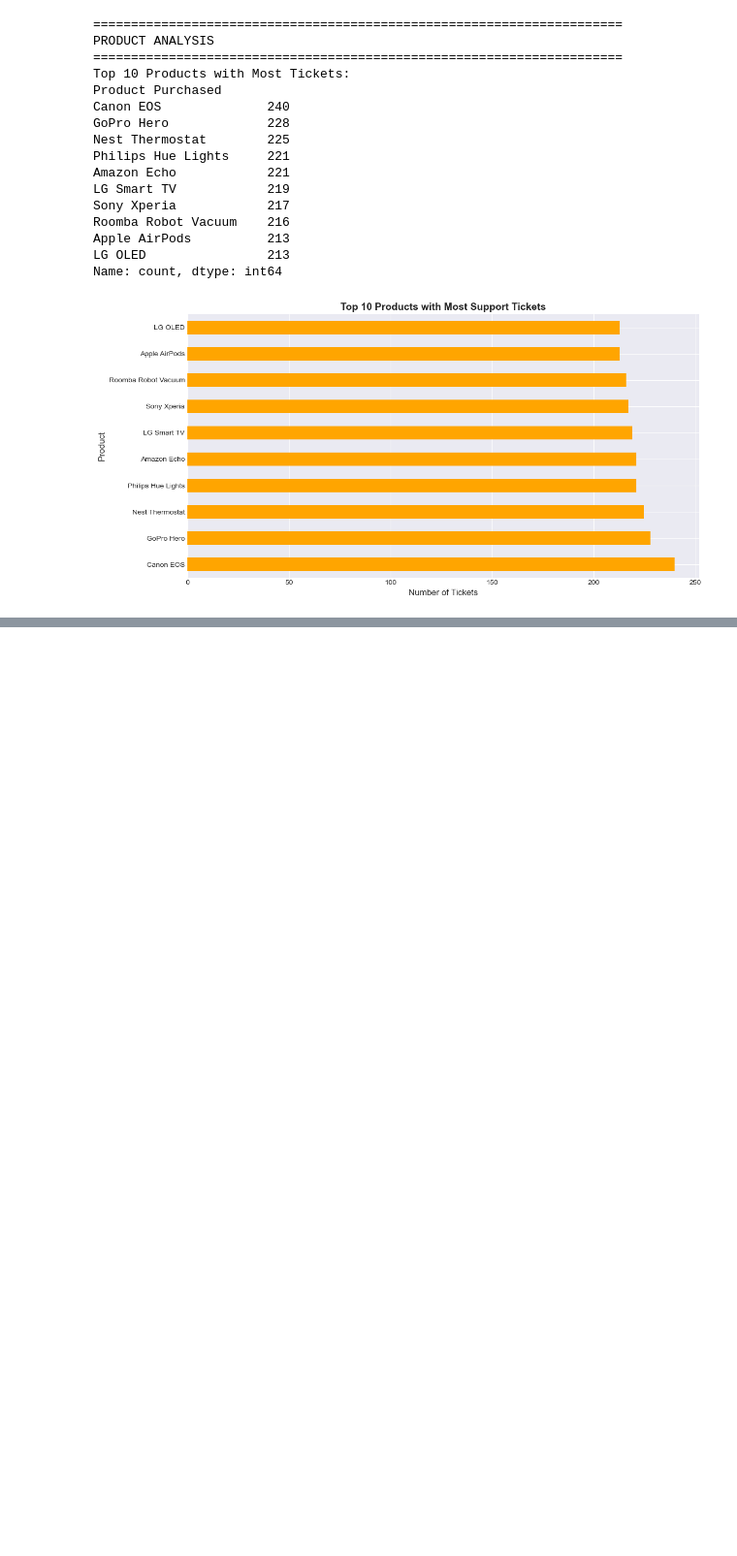
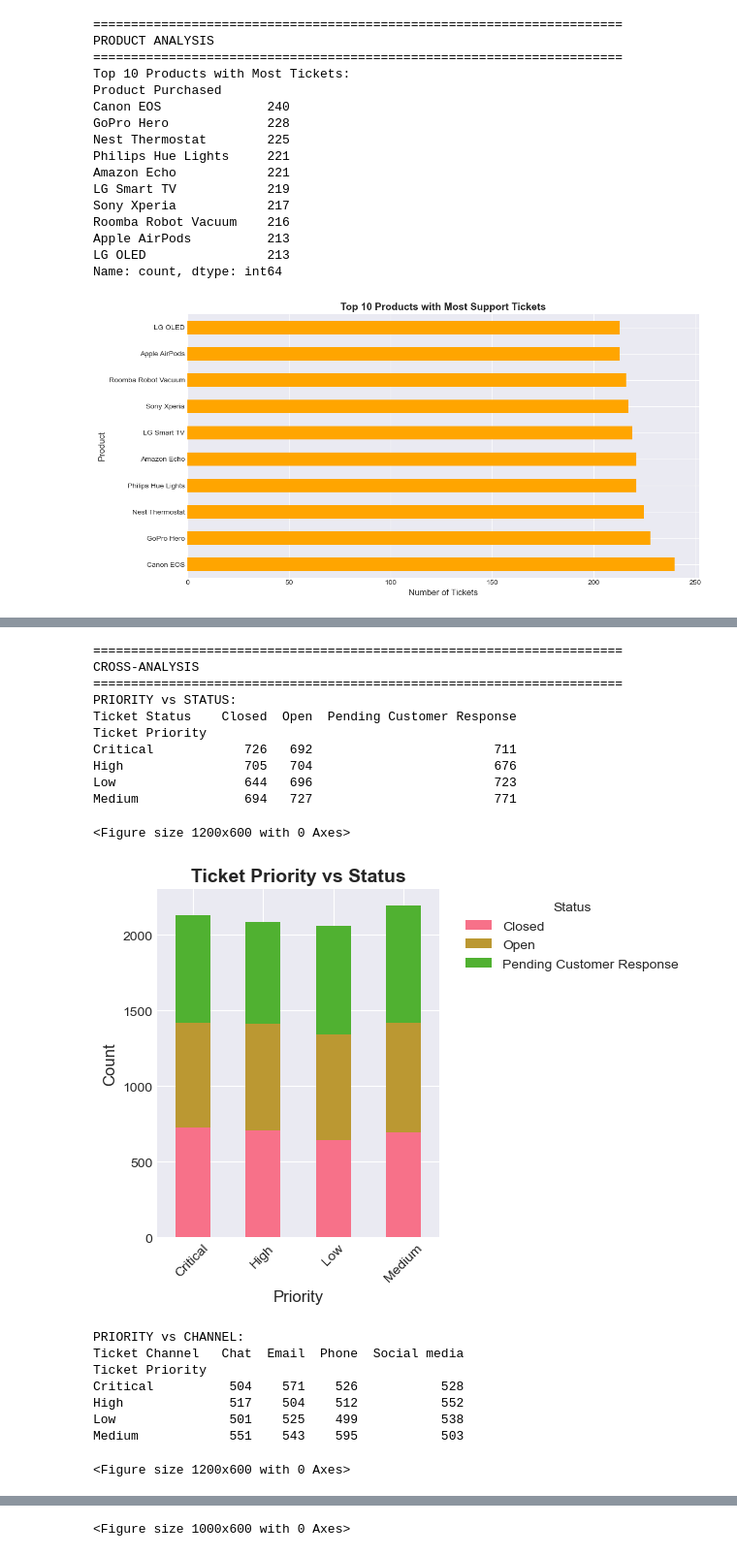
Before and after one commit to HoodaVishal/Intelligent-Customer-Support-System, a Jupyter notebook: notebooks/01_Data_Exploration.ipynb, the cells around one changed output, grey strips where cells are left out. Shown at 97% size. Cells and saved outputs as stored; diff of their text form; code cells hidden in the pictures; blank space fills up the shorter version.

```diff
--- a/notebooks/01_Data_Exploration.ipynb
+++ b/notebooks/01_Data_Exploration.ipynb
@@ -470,0 +685,79 @@ Name: count, dtype: int64
+# %%
+# Cross-Analysis - Priority vs Status
+print('=' * 70)
+print('CROSS-ANALYSIS')
+print('=' * 70)
+
+if 'Ticket Priority' in tickets.columns and 'Ticket Status' in tickets.columns:
+    print('PRIORITY vs STATUS:')
+    priority_status = pd.crosstab(tickets['Ticket Priority'], tickets['Ticket Status'])
+    print(priority_status)
+    print()
+
+    # Visualization
+    plt.figure(figsize = (12, 6))
+    priority_status.plot(kind = 'bar', stacked = True)
+    plt.title('Ticket Priority vs Status', fontsize = 14, fontweight = 'bold')
+    plt.xlabel('Priority', fontsize = 12)
+    plt.ylabel('Count', fontsize = 12)
+    plt.legend(title = 'Status', bbox_to_anchor = (1.05, 1), loc = 'upper left')
+    plt.xticks(rotation = 45)
+    plt.tight_layout()
+    plt.show()
+
+# Priority vs Channel
+if 'Ticket Priority' in tickets.columns and 'Ticket Channel' in tickets.columns:
+    print('PRIORITY vs CHANNEL:')
+    priority_channel = pd.crosstab(tickets['Ticket Priority'], tickets['Ticket Channel'])
+    print(priority_channel)
+    print()
+
+    # Visualization
+    plt.figure(figsize = (12, 6))
+    priority_channel.plot( kind = 'bar', stacked = False)
+    plt.title('Ticket Priority vs Channel', fontsize = 14, fontweight = 'bold')
+    plt.xlabel('Priority', fontsize = 12)
+    plt.ylabel('Count', fontsize = 12)
+    plt.legend(title = 'Channel', bbox_to_anchor = (1.05, 1), loc = 'upper left')
+    plt.xticks(rotation = 45)
+    plt.tight_layout()
+    plt.show()
+
+# Type vs Satisfaction
+if 'Ticket Type' in tickets.columns and 'Customer Satisfaction Rating' in tickets.columns:
+    print('TICKET TYPE vs SATISFACTION RATING:')
+    type_satisfaction = tickets.groupby('Ticket Type')['Customer Satisfaction Rating'].agg(['mean', 'count'])
+    print(type_satisfaction)
+    print()
+
+    # Visualization
+    plt.figure(figsize = (10, 6))
+    tickets.boxplot(column = 'Customer Satisfaction Rating', by = 'Ticket Type', figsize = (12, 6))
+    plt.title('Satisfaction Rating by Ticket Type', fontsize = 14, fontweight = 'bold')
+    plt.suptitle('')
+    plt.xlabel('Ticket Type' , fontsize = 12)
+    plt.ylabel('Satisfaction Rating', fontsize = 12)
+    plt.xticks(rotation = 45)
+    plt.tight_layout()
+    plt.show()
+# %% [output]
+======================================================================
+CROSS-ANALYSIS
+======================================================================
+PRIORITY vs STATUS:
+Ticket Status    Closed  Open  Pending Customer Response
+Ticket Priority
+Critical            726   692                        711
+High                705   704                        676
+Low                 644   696                        723
+Medium              694   727                        771
+<Figure size 1200x600 with 0 Axes>
+[figure, added]
+PRIORITY vs CHANNEL:
+Ticket Channel   Chat  Email  Phone  Social media
+Ticket Priority
+Critical          504    571    526           528
+High              517    504    512           552
+Low               501    525    499           538
+Medium            551    543    595           503
+<Figure size 1200x600 with 0 Axes>
@@ -470,0 +773 @@ Name: count, dtype: int64
+<Figure size 1000x600 with 0 Axes>
```
Also changed, not shown: parts of 5 cells of this notebook.
